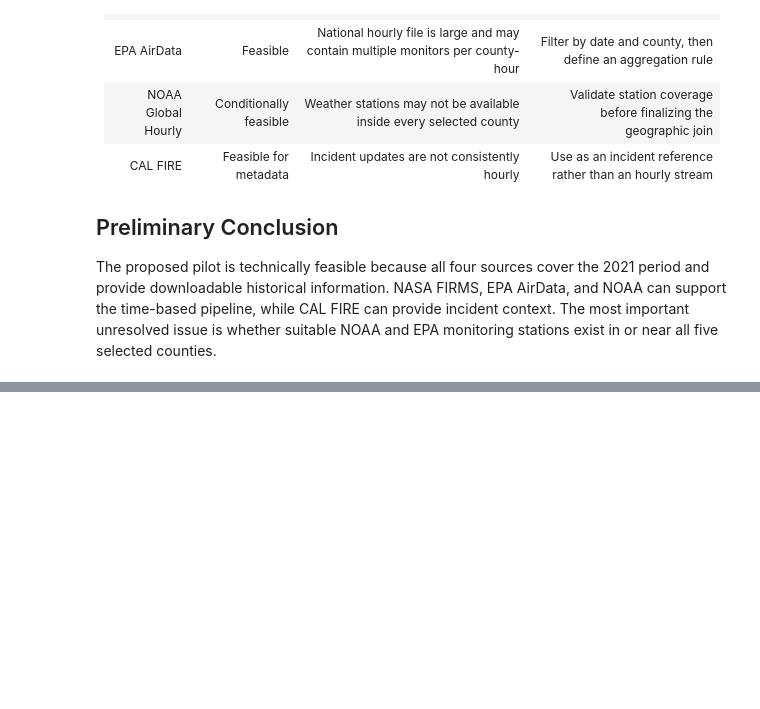
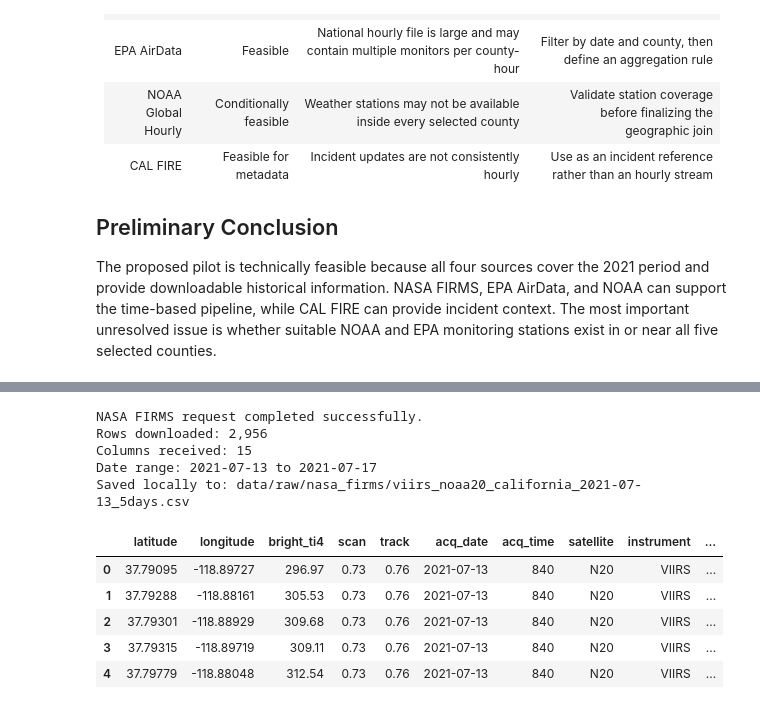
Before and after one commit to varunavy/smokewatch-replay, a Jupyter notebook: notebooks/00_data_feasibility.ipynb, the cells around one changed output, grey strips where cells are left out. Drawn from its saved outputs; the diff is of its cells as text; code cells hidden in the pictures; blank space fills up the shorter version.

```diff
--- a/notebooks/00_data_feasibility.ipynb
+++ b/notebooks/00_data_feasibility.ipynb
@@ -90,0 +130,67 @@ The proposed pilot is technically feasible because all four sources cover the 20
+# %%
+from io import StringIO
+
+# Request settings: California, five days beginning July 13, 2021
+source = "VIIRS_NOAA20_SP"
+area = "-124.5,32.5,-114.0,42.1"
+day_range = 5
+start_date = "2021-07-13"
+
+api_url = (
+    "https://firms.modaps.eosdis.nasa.gov/api/area/csv/"
+    f"{firms_map_key}/{source}/{area}/{day_range}/{start_date}"
+)
+
+# Request the data without displaying the URL or MAP_KEY
+try:
+    response = requests.get(api_url, timeout=90)
+except requests.RequestException:
+    raise RuntimeError(
+        "The NASA FIRMS request encountered a network error."
+    ) from None
+
+if response.status_code != 200:
+    raise RuntimeError(
+        f"NASA FIRMS returned status code {response.status_code}."
+    )
+
+firms_sample = pd.read_csv(StringIO(response.text))
+
+required_columns = {"latitude", "longitude", "acq_date", "acq_time"}
+missing_columns = required_columns - set(firms_sample.columns)
+
+assert not missing_columns, (
+    f"Expected FIRMS columns are missing: {missing_columns}"
+)
+
+# Save the retrieved data locally in an ignored folder
+output_folder = repo_root / "data" / "raw" / "nasa_firms"
+output_folder.mkdir(parents=True, exist_ok=True)
+
+output_path = (
+    output_folder
+    / "viirs_noaa20_california_2021-07-13_5days.csv"
+)
+
+firms_sample.to_csv(output_path, index=False)
+
+print("NASA FIRMS request completed successfully.")
+print(f"Rows downloaded: {len(firms_sample):,}")
+print(f"Columns received: {len(firms_sample.columns)}")
+print(f"Date range: {firms_sample['acq_date'].min()} to "
+      f"{firms_sample['acq_date'].max()}")
+print(f"Saved locally to: {output_path.relative_to(repo_root)}")
+
+display(firms_sample.head())
+# %% [output]
+NASA FIRMS request completed successfully.
+Rows downloaded: 2,956
+Columns received: 15
+Date range: 2021-07-13 to 2021-07-17
+Saved locally to: data/raw/nasa_firms/viirs_noaa20_california_2021-07-13_5days.csv
+|  | latitude | longitude | bright_ti4 | scan | track | acq_date | acq_time | satellite | instrument | ... |
+| 0 | 37.79095 | -118.89727 | 296.97 | 0.73 | 0.76 | 2021-07-13 | 840 | N20 | VIIRS | ... |
+| 1 | 37.79288 | -118.88161 | 305.53 | 0.73 | 0.76 | 2021-07-13 | 840 | N20 | VIIRS | ... |
+| 2 | 37.79301 | -118.88929 | 309.68 | 0.73 | 0.76 | 2021-07-13 | 840 | N20 | VIIRS | ... |
+| 3 | 37.79315 | -118.89719 | 309.11 | 0.73 | 0.76 | 2021-07-13 | 840 | N20 | VIIRS | ... |
+| 4 | 37.79779 | -118.88048 | 312.54 | 0.73 | 0.76 | 2021-07-13 | 840 | N20 | VIIRS | ... |
```
Also changed, not shown: parts of 27 cells of this notebook.
